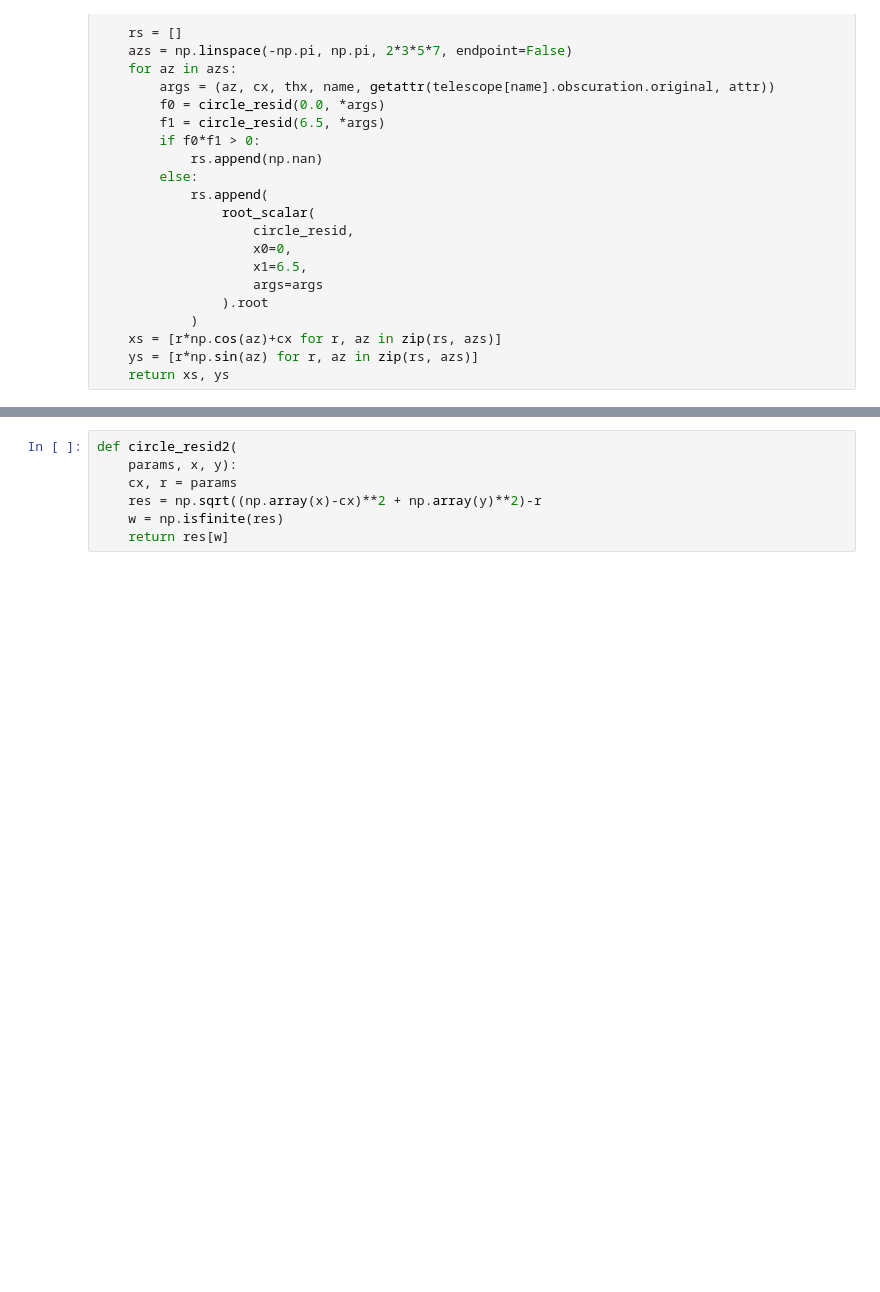
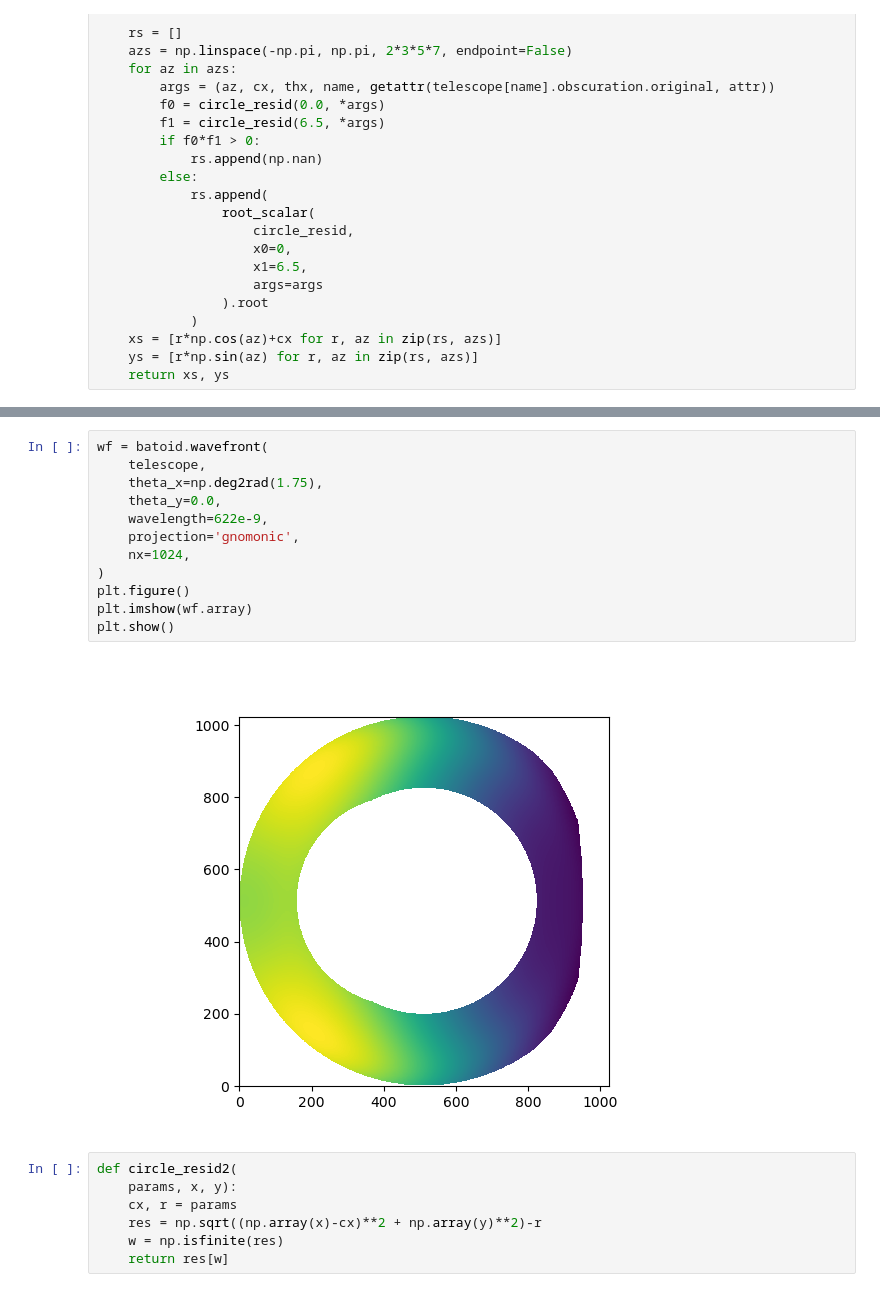
Before and after one commit to jmeyers314/danish, a Jupyter notebook: notebooks/Vignetting Model.ipynb, the cells around one changed output, grey strips where cells are left out. Drawn from its saved outputs; the diff is of its cells as text; blank space fills up the shorter version.

```diff
--- a/notebooks/Vignetting Model.ipynb
+++ b/notebooks/Vignetting Model.ipynb
@@ -93,3 +112,17 @@ plt.show()
+# %%
+wf = batoid.wavefront(
+    telescope,
+    theta_x=np.deg2rad(1.75),
+    theta_y=0.0,
+    wavelength=622e-9,
+    projection='gnomonic',
+    nx=1024,
+)
+plt.figure()
+plt.imshow(wf.array)
+plt.show()
+# %% [output]
+[figure, added]
 # %%
 def circle_resid2(
     params, x, y):
```
Also changed, not shown: parts of 7 cells of this notebook, 1 other file.
